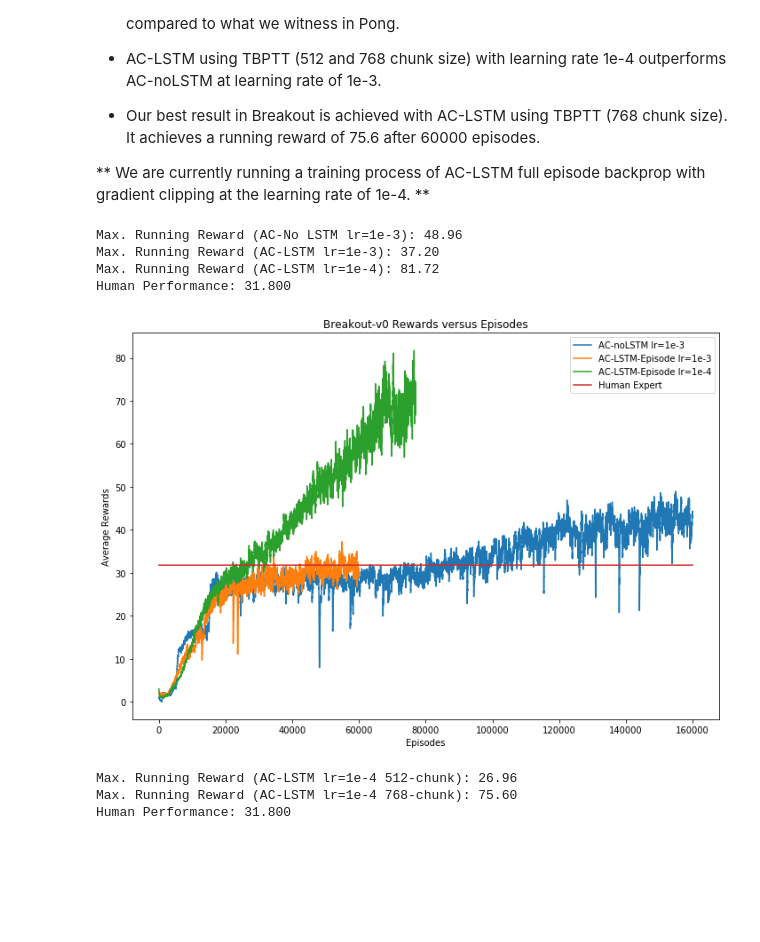
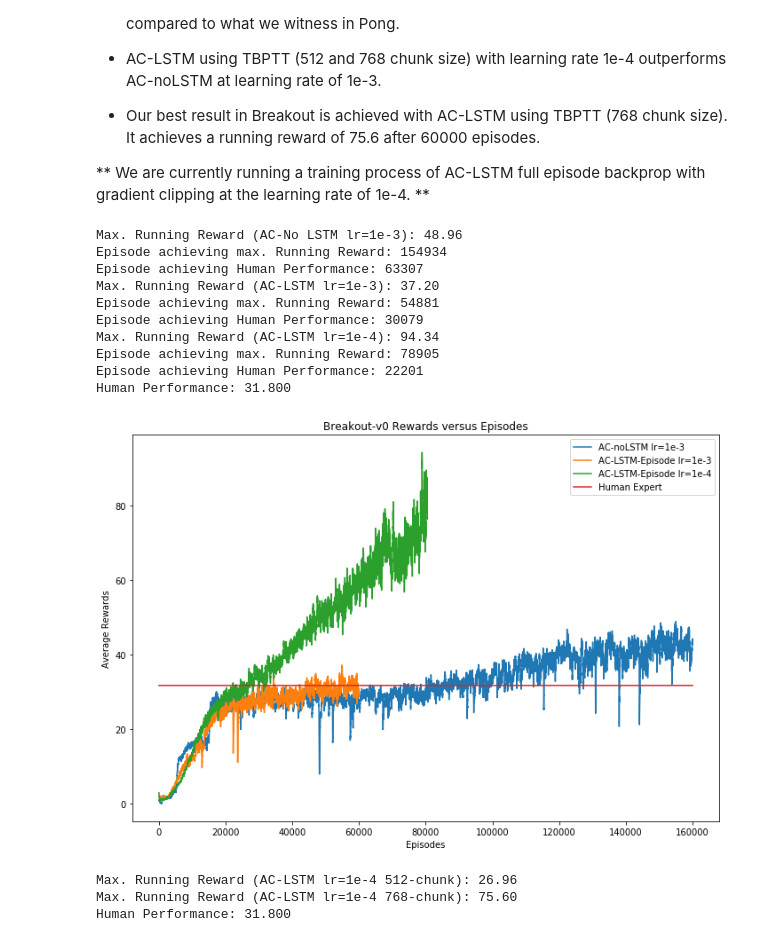
Before and after one commit to LUKELIEM/actor-critic, a Jupyter notebook: AC-LSTM.ipynb, the cells around one changed output. Cells and saved outputs as stored; diff of their text form; code cells hidden in the pictures; blank space fills up the shorter version.

```diff
--- a/AC-LSTM.ipynb
+++ b/AC-LSTM.ipynb
@@ -588,43 +637,58 @@ data_file = './results/Breakout-v0-chris.p'.format(game)
 
 with open(data_file, 'rb') as f:
     data_1 = pickle.load(f)
 
 data_file = './results/Breakout-v0(ACL-episode-lr=1e-3-ep=60000).p'.format(game)
 
 with open(data_file, 'rb') as f:
     data_2 = pickle.load(f)
 
 data_file = './results/Breakout-v0.p'.format(game)
 
 with open(data_file, 'rb') as f:
     data_3 = pickle.load(f)
 
-print('Max. Running Reward (AC-No LSTM lr=1e-3): {:.2f}'.format(max(data_3)))
-print('Max. Running Reward (AC-LSTM lr=1e-3): {:.2f}'.format(max(data_4)))
-print('Max. Running Reward (AC-LSTM lr=1e-4): {:.2f}'.format(max(data_5)))
+print('Max. Running Reward (AC-No LSTM lr=1e-3): {:.2f}'.format(max(data_1)))
+print('Episode achieving max. Running Reward: {}'.format(data_1.index(max(data_1))))
+print('Episode achieving Human Performance: {}'.format([i for i,v in enumerate(data_1) if v > human_scores[game]][0]))
+
+print('Max. Running Reward (AC-LSTM lr=1e-3): {:.2f}'.format(max(data_2)))
+print('Episode achieving max. Running Reward: {}'.format(data_2.index(max(data_2))))
+print('Episode achieving Human Performance: {}'.format([i for i,v in enumerate(data_2) if v > human_scores[game]][0]))
+
+print('Max. Running Reward (AC-LSTM lr=1e-4): {:.2f}'.format(max(data_3)))
+print('Episode achieving max. Running Reward: {}'.format(data_3.index(max(data_3))))
+print('Episode achieving Human Performance: {}'.format([i for i,v in enumerate(data_3) if v > human_scores[game]][0]))
+
 print('Human Performance: {:.3f}'.format(human_scores[game]))
 
-human = [human_scores[game] for _ in range(len(data_))]
+human = [human_scores[game] for _ in range(len(data_1))]
 
 plt.figure(figsize=(10, 7))
-plt.plot(data_3, label='AC-noLSTM lr=1e-3')
-plt.plot(data_4, label='AC-LSTM-Episode lr=1e-3')
-plt.plot(data_5, label='AC-LSTM-Episode lr=1e-4')
+plt.plot(data_1, label='AC-noLSTM lr=1e-3')
+plt.plot(data_2, label='AC-LSTM-Episode lr=1e-3')
+plt.plot(data_3, label='AC-LSTM-Episode lr=1e-4')
 
 plt.plot(human, label='Human Expert')
 plt.title('{} Rewards versus Episodes'.format(game))
 plt.xlabel('Episodes')
 plt.ylabel('Average Rewards')
 plt.legend()
 plt.tight_layout()
-plt.savefig("./plots/ACL-vs-A3C-Brekout.png")
+plt.savefig("./plots/ACL-vs-A3C-Breakout.png")
 plt.show()
 # %% [output]
 Max. Running Reward (AC-No LSTM lr=1e-3): 48.96
+Episode achieving max. Running Reward: 154934
+Episode achieving Human Performance: 63307
 Max. Running Reward (AC-LSTM lr=1e-3): 37.20
-Max. Running Reward (AC-LSTM lr=1e-4): 81.72
+Episode achieving max. Running Reward: 54881
+Episode achieving Human Performance: 30079
+Max. Running Reward (AC-LSTM lr=1e-4): 94.34
+Episode achieving max. Running Reward: 78905
+Episode achieving Human Performance: 22201
 Human Performance: 31.800
-[figure, old version]
+[figure, new version]
 # %%
 human_scores = {'Asteroids-v0': 13157,
                 'Breakout-v0': 31.8,
```
Also changed, not shown: parts of 8 cells of this notebook, 5 other files.
